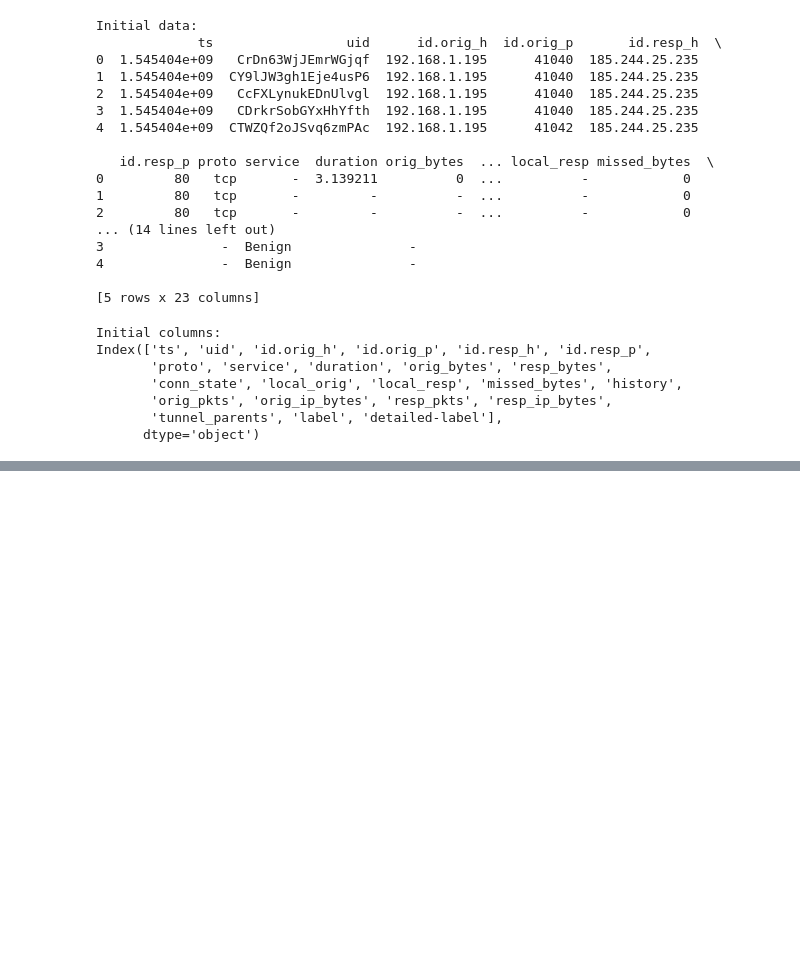
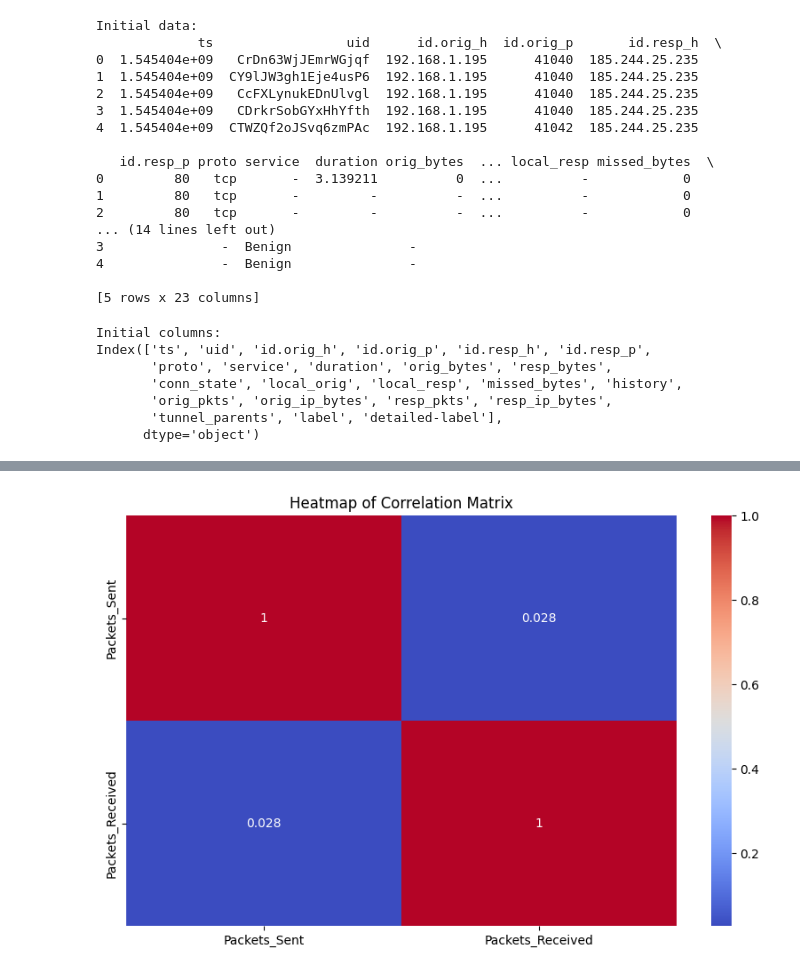
Before and after one commit to aurelisajuan/PredictBotnet, a Jupyter notebook: botnet.ipynb, the cells around one changed output, grey strips where cells are left out. Cells and saved outputs as stored; diff of their text form; code cells hidden in the pictures; blank space fills up the shorter version.

```diff
--- a/botnet.ipynb
+++ b/botnet.ipynb
@@ -98,0 +111,11 @@ See the caveats in the documentation: https://pandas.pydata.org/pandas-docs/stab
+# %%
+# Heatmap of Correlation Matrix
+plt.figure(figsize=(10, 6))
+# Select only numeric columns for correlation matrix
+numeric_cols = df_cleaned.select_dtypes(include=['float64', 'int64']).columns
+correlation_matrix = df_cleaned[numeric_cols].corr()
+sns.heatmap(correlation_matrix, annot=True, cmap='coolwarm')
+plt.title('Heatmap of Correlation Matrix')
+plt.show()
+# %% [output]
+[figure, added]
```
Also changed, not shown: parts of 7 cells of this notebook.
